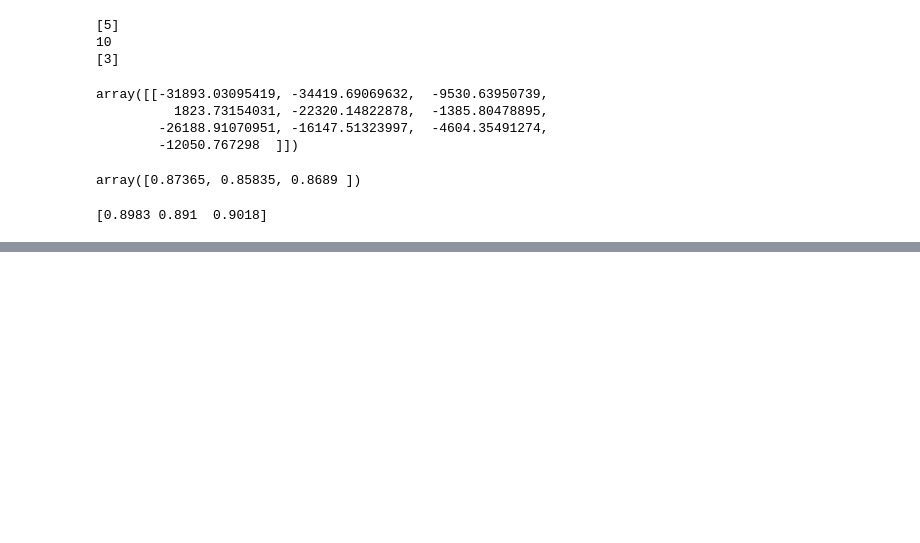
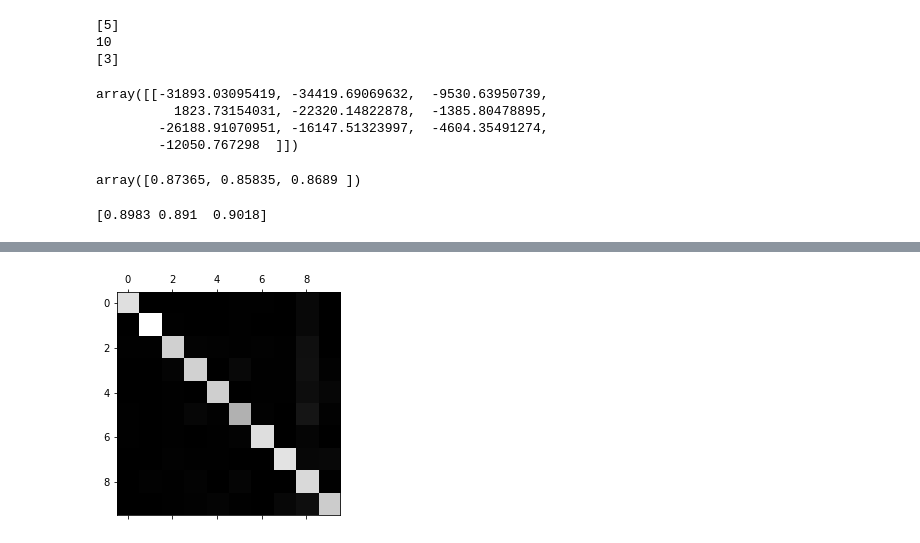
Before and after one commit to nichyjt/HOML_Codealong, a Jupyter notebook: Chapter3/mnist.ipynb, the cells around one changed output, grey strips where cells are left out. Cells and saved outputs as stored; diff of their text form; code cells hidden in the pictures; blank space fills up the shorter version.

```diff
--- a/Chapter3/mnist.ipynb
+++ b/Chapter3/mnist.ipynb
@@ -334,0 +345,4 @@ print(result)
+# %%
+y_train_pred = cross_val_predict(sgd_clf, X_train_scaled, y_train, cv=3)
+conf_mx = confusion_matrix(y_train, y_train_pred)
+print(conf_mx)
@@ -334,0 +360,6 @@ print(result)
+# %%
+# Plot conf_mx -> absolute number of errors made
+plt.matshow(conf_mx, cmap = plt.cm.gray)
+plt.show()
+# %% [output]
+[figure, added]
```
Also changed, not shown: parts of 14 cells of this notebook.
